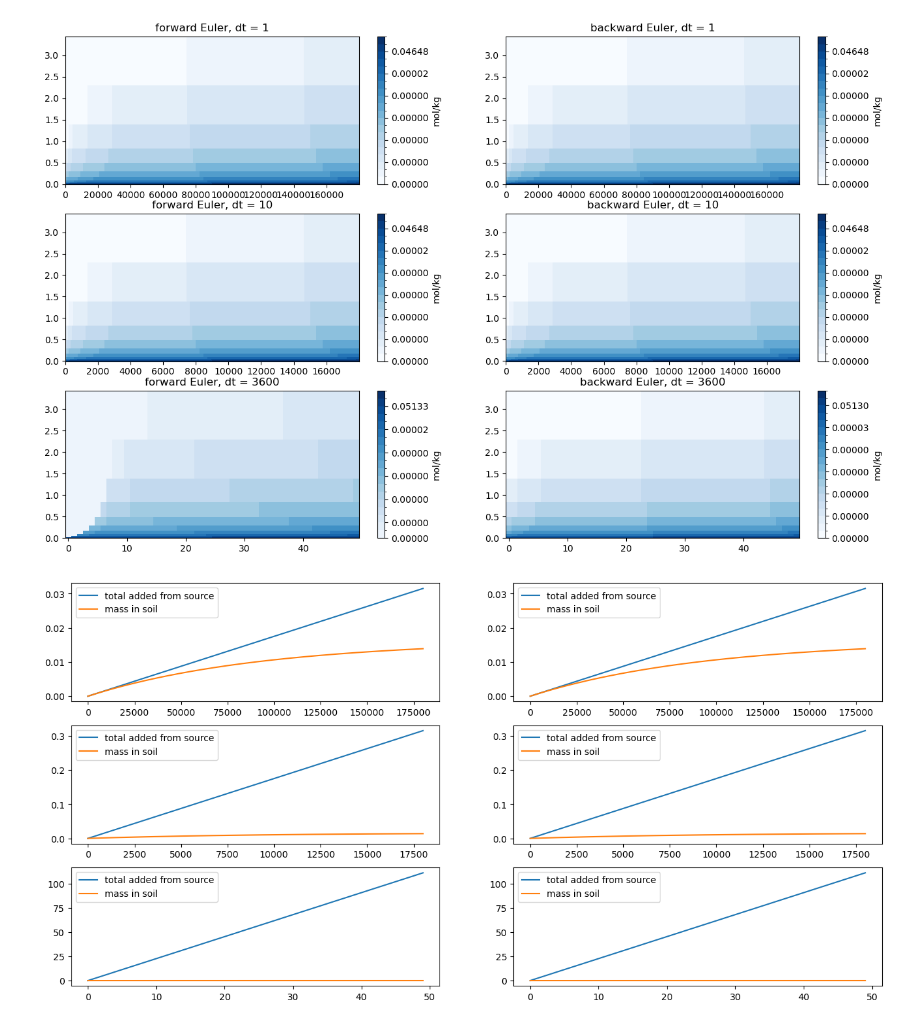
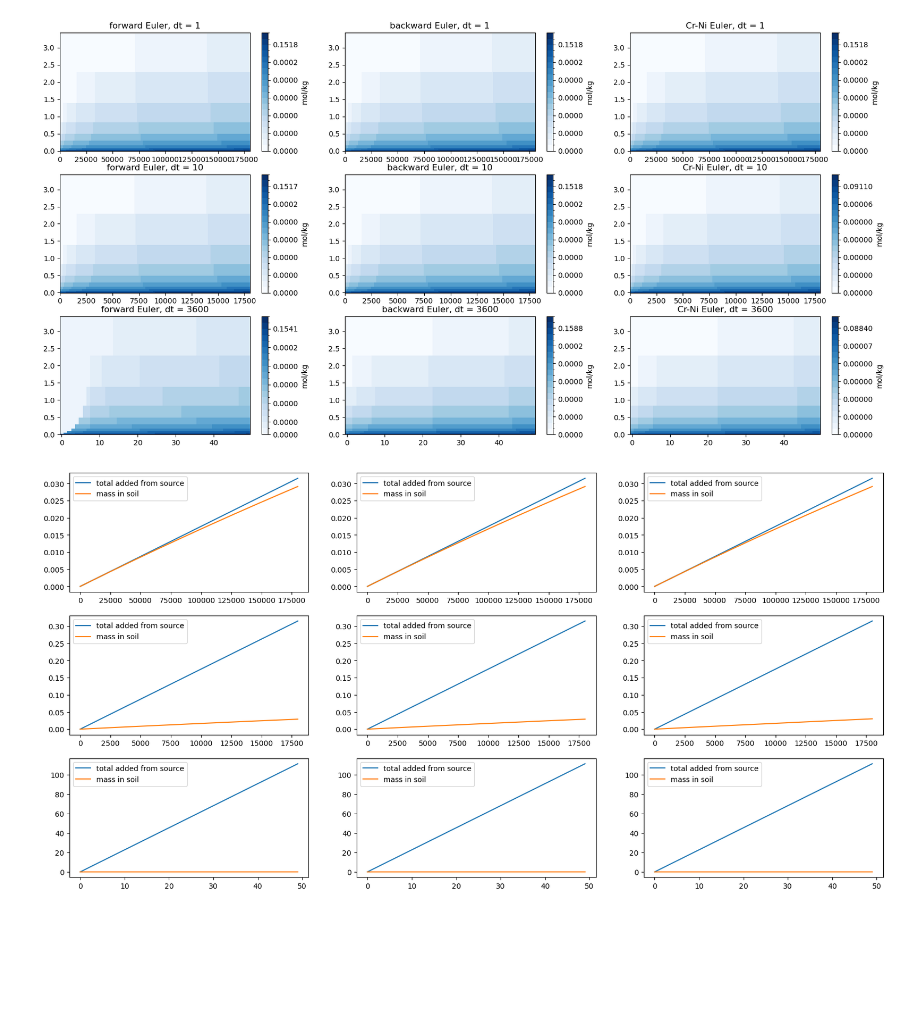
Before and after one commit to ypwong22/erw_scripts, a Jupyter notebook: test_advection/main2.ipynb, the cells around one changed output. Cells and saved outputs as stored; diff of their text form; code cells hidden in the pictures; blank space fills up the shorter version.

Commit message:
fix dx bug; add crank-nicholson

```diff
--- a/test_advection/main2.ipynb
+++ b/test_advection/main2.ipynb
@@ -48,7 +48,7 @@ def a_step(c_prev, q_int, theta, watsat, sourcesink, d0, dt, euler):
     dx = np.diff(zsoi)
 
     # pad half grids at the top and at the bottom
-    dx = np.append(np.insert(zsoi, 0, dz[0]), dz[-1])
+    dx = np.insert(np.append(np.insert(dx, 0, dz[0]), dz[-1]), 0, 0)
 
     # pad half grids to keep indexing consistent with dx
     c_prev = np.append(np.insert(c_prev, 0, 0), 0)
@@ -80,7 +80,7 @@ def a_step(c_prev, q_int, theta, watsat, sourcesink, d0, dt, euler):
 
 
     if euler == 'forward':
-        # Use forward Euler integration
+        # use forward Euler integration
 
         # calculate \theta * dx/dt
         dcdt = np.matmul(A, c_prev) / theta + sourcesink / theta
@@ -98,7 +98,7 @@ def a_step(c_prev, q_int, theta, watsat, sourcesink, d0, dt, euler):
         tot = sum(c_next)
         c_next = c_next * tot / sum(c_next)
 
-    else:
+    elif euler == 'backward':
         # use backward Euler integration
 
         # \theta * (C_{i+1} - C_{i}) / dt = A C_{i+1} + R
@@ -108,6 +108,16 @@ def a_step(c_prev, q_int, theta, watsat, sourcesink, d0, dt, euler):
         B = theta*c_prev + sourcesink * dt
         c_next = np.linalg.solve(A_rev, B)
 
+    else:
+        # use Crank-Nicholson integration
+
+        # \theta * (C_{i+1} - C_{i}) / dt = 0.5 * A (C_{i} + C_{i+1}) + R
+        # which simplifies to
+        # (diag(\theta)-0.5*A*dt) * C_{i+1} = 0.5*A*C_i + \theta*C_i + R*dt
+        A_rev = np.diag(theta) - 0.5*A*dt
+        B = theta*c_prev + 0.5*np.matmul(A,c_prev) + sourcesink * dt
+        c_next = np.linalg.solve(A_rev, B)
+
     return c_next[1:nlevsoi+1]
     # return dcdt[1:nlevsoi+1]
 # %%
@@ -134,44 +144,44 @@ h2osoi = np.ones(nlevsoi) * 0.4
 # size of time step
 length = 3600*50
 result_all = {}
-for dt, euler in tqdm(it.product([1, 10, 3600], ['forward','backward'])):
+for dt, euler in tqdm(it.product([1, 10, 3600], ['forward','backward','Cr-Ni'])):
         c_prev = c0
         result = np.full([length//dt, nlevsoi], np.nan)
         for t in range(length//dt):
             result[t, :] = a_step(c_prev, q_int, h2osoi, watsat, sourcesink, d0, dt,
                                   euler) # q_int[t,:], h2osoi[t,:]
             c_prev = result[t, :]
 
         result_all[(dt,euler)] = result
 
-fig, axes = plt.subplots(3, 2, figsize = (16, 10))
-for i,(dt,euler) in enumerate(it.product([1, 10, 3600], ['forward','backward'])):
+fig, axes = plt.subplots(3, 3, figsize = (20, 10))
+for i,(dt,euler) in enumerate(it.product([1, 10, 3600], ['forward','backward','Cr-Ni'])):
     ax = axes.flat[i]
     result = result_all[(dt,euler)]
     cf = ax.pcolormesh(np.arange(length//dt), zsoi, result.T,
                         norm = BoundaryNorm(np.percentile(result.reshape(-1), np.arange(0,101,5)),
                                             ncolors = 256), cmap = 'Blues')
     plt.colorbar(cf, ax = ax, label = 'mol/kg')
     ax.set_title(f'{euler} Euler, dt = {dt}')
 plt.savefig('test_main2.png')
 
 # Add the diagnostis of how much source is added v.s. how much remains in the soil column
 # mol/kg * m3/m3 * dz, cumsum
-fig, axes = plt.subplots(3, 2, figsize = (16, 8))
-for i,(dt,euler) in enumerate(it.product([1, 10, 3600], ['forward','backward'])):
+fig, axes = plt.subplots(3, 3, figsize = (20, 10))
+for i,(dt,euler) in enumerate(it.product([1, 10, 3600], ['forward','backward','Cr-Ni'])):
     ax = axes.flat[i]
 
     result = result_all[(dt,euler)]
     tot_in = np.sum(result * h2osoi * dz, axis = 1)
 
     total_added = np.arange(0, 3600*50, dt) * np.sum(sourcesink * dz * dt)
 
     ax.plot(total_added)
     ax.plot(tot_in)
     ax.legend(['total added from source', 'mass in soil'])
 # %% [output]
-[figure, old version]
+[figure, new version]
-[figure, old version]
+[figure, new version]
 # %%
 # realistic flow rate and soil moisture
 hr = xr.open_dataset(os.path.join(os.environ['E3SM_ROOT'], 'output',
```
Also changed, not shown: parts of 2 cells of this notebook.
